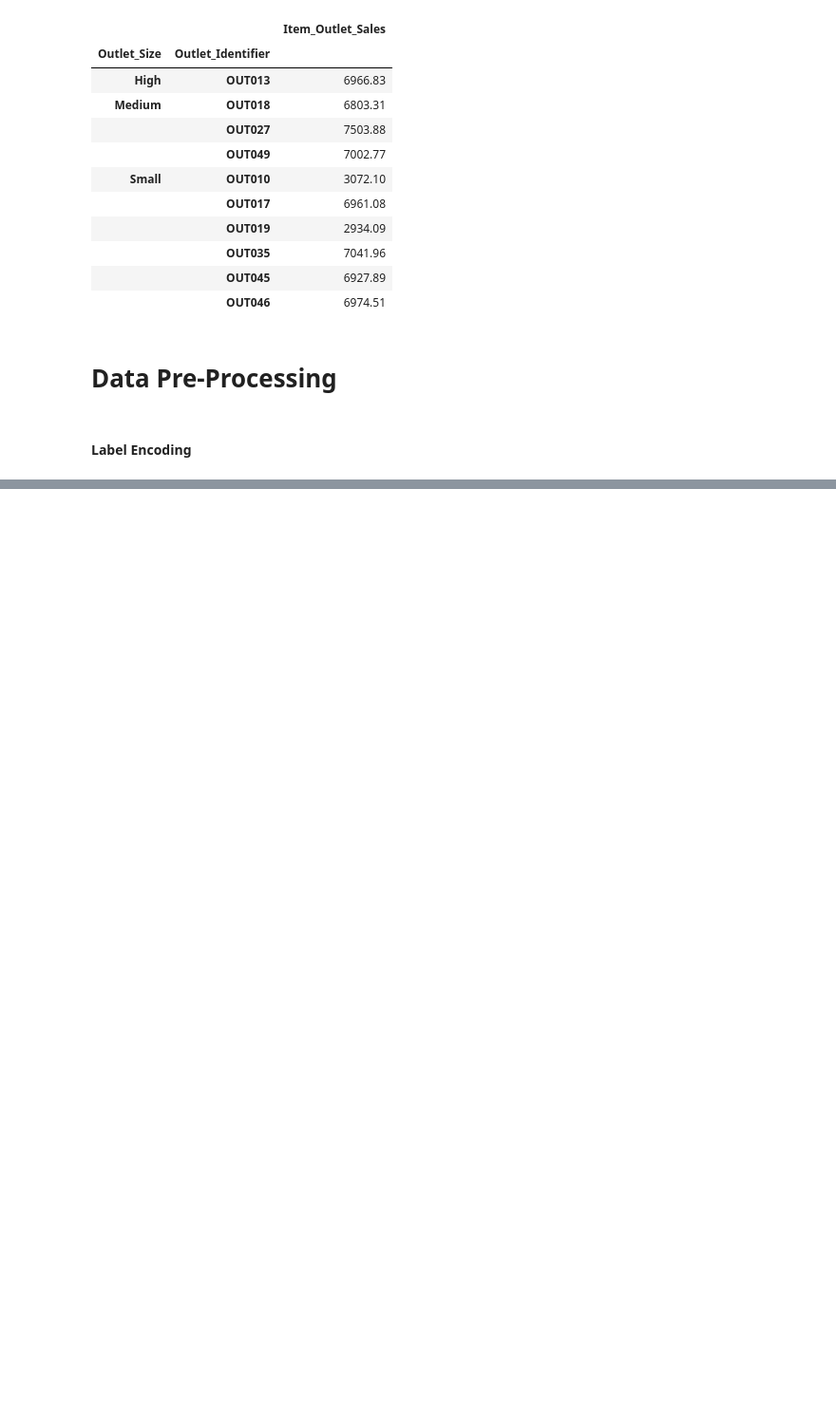
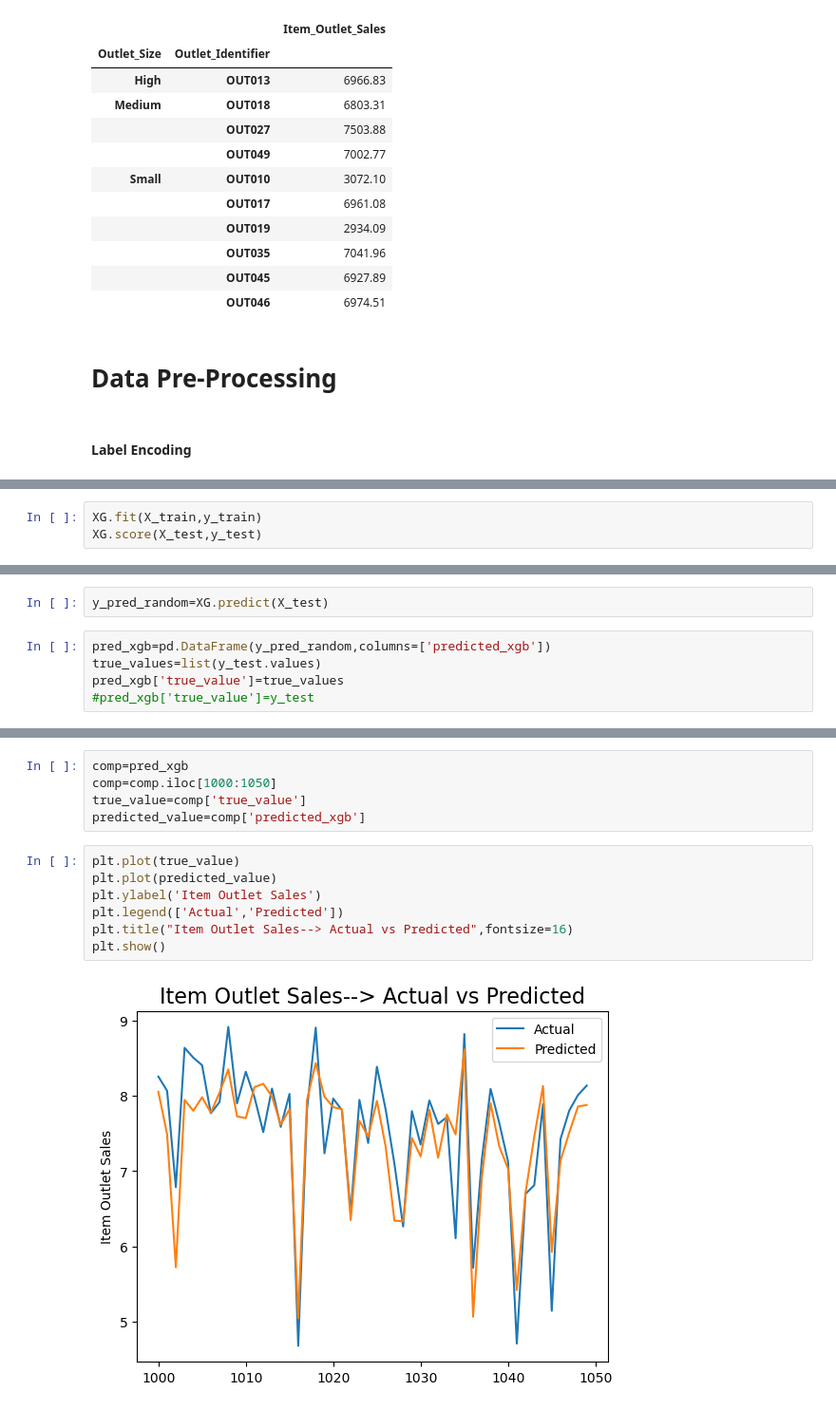
Before and after one commit to NEERAJDVENOM/Big-Mart-sales-pr, a Jupyter notebook: Big_Mart_Sales_Prediction.ipynb, the cells around one changed output, grey strips where cells are left out. Shown: that part at 95% size. Drawn from its saved outputs; the diff is of its cells as text; blank space fills up the shorter version.

```diff
--- a/Big_Mart_Sales_Prediction.ipynb
+++ b/Big_Mart_Sales_Prediction.ipynb
@@ -607,0 +896,3 @@ df.shape
+# %%
+XG.fit(X_train,y_train)
+XG.score(X_test,y_test)
@@ -607,0 +925,7 @@ df.shape
+# %%
+y_pred_random=XG.predict(X_test)
+# %%
+pred_xgb=pd.DataFrame(y_pred_random,columns=['predicted_xgb'])
+true_values=list(y_test.values)
+pred_xgb['true_value']=true_values
+#pred_xgb['true_value']=y_test
@@ -607,0 +962,14 @@ df.shape
+# %%
+comp=pred_xgb
+comp=comp.iloc[1000:1050]
+true_value=comp['true_value']
+predicted_value=comp['predicted_xgb']
+# %%
+plt.plot(true_value)
+plt.plot(predicted_value)
+plt.ylabel('Item Outlet Sales')
+plt.legend(['Actual','Predicted'])
+plt.title("Item Outlet Sales--> Actual vs Predicted",fontsize=16)
+plt.show()
+# %% [output]
+[figure, added]
```
Also changed, not shown: parts of 63 cells of this notebook.
